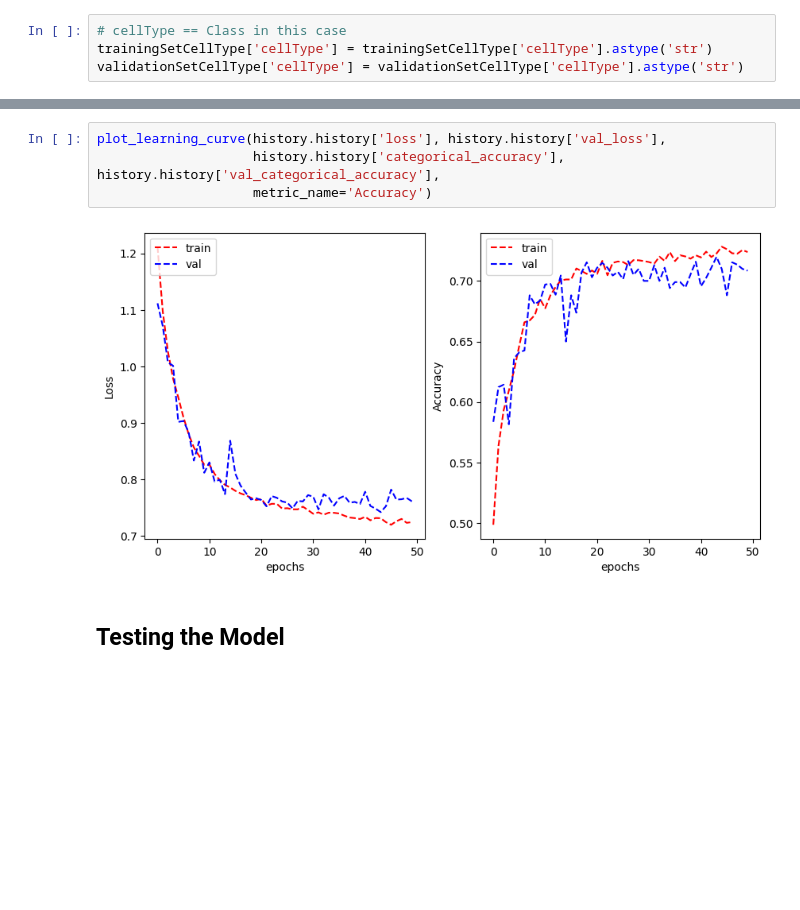
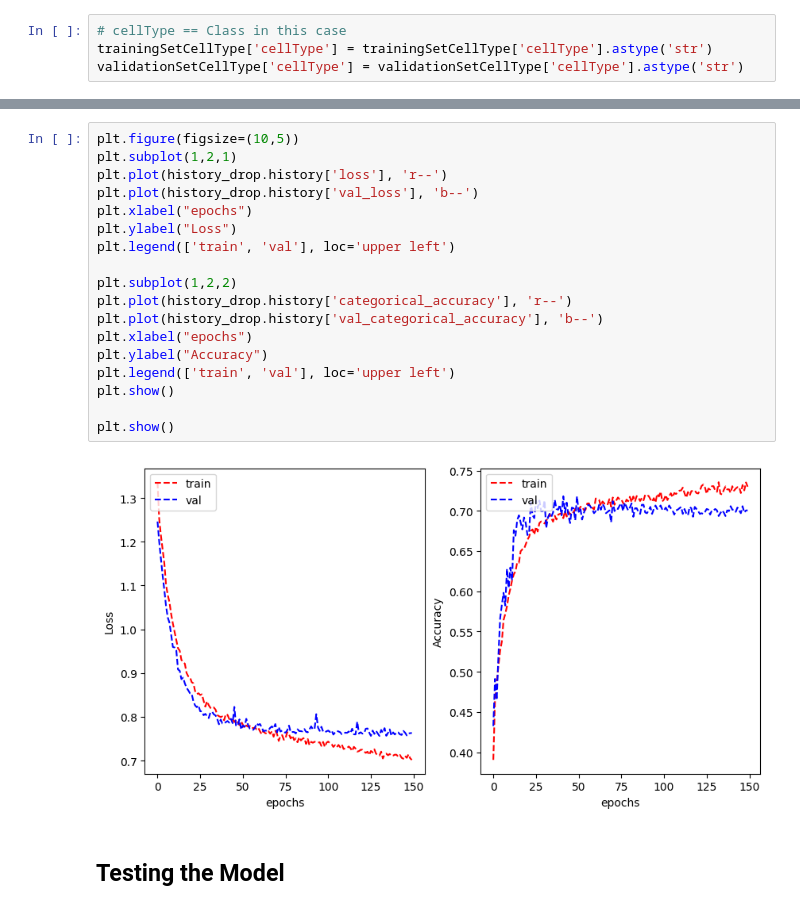
Before and after one commit to Kashyap-Chilivoju/MachineLearningA2, a Jupyter notebook: Assignment2.ipynb, the cells around one changed output, grey strips where cells are left out. Drawn from its saved outputs; the diff is of its cells as text; blank space fills up the shorter version.

```diff
--- a/Assignment2.ipynb
+++ b/Assignment2.ipynb
@@ -847,10 +820,24 @@ history = model.fit_generator(train_generator, validation_data = validation_gene
          [[{{node Placeholder/_0}}]]
-# %%
-plot_learning_curve(history.history['loss'], history.history['val_loss'],
-                    history.history['categorical_accuracy'], history.history['val_categorical_accuracy'],
-                    metric_name='Accuracy')
-# %% [output]
-[figure, removed]
+# %%
+plt.figure(figsize=(10,5))
+plt.subplot(1,2,1)
+plt.plot(history_drop.history['loss'], 'r--')
+plt.plot(history_drop.history['val_loss'], 'b--')
+plt.xlabel("epochs")
+plt.ylabel("Loss")
+plt.legend(['train', 'val'], loc='upper left')
+
+plt.subplot(1,2,2)
+plt.plot(history_drop.history['categorical_accuracy'], 'r--')
+plt.plot(history_drop.history['val_categorical_accuracy'], 'b--')
+plt.xlabel("epochs")
+plt.ylabel("Accuracy")
+plt.legend(['train', 'val'], loc='upper left')
+plt.show()
+
+plt.show()
+# %% [output]
+[figure, added]
 # %% [markdown]
 ## Testing the Model
 # %%
```
Also changed, not shown: parts of 59 cells of this notebook.
